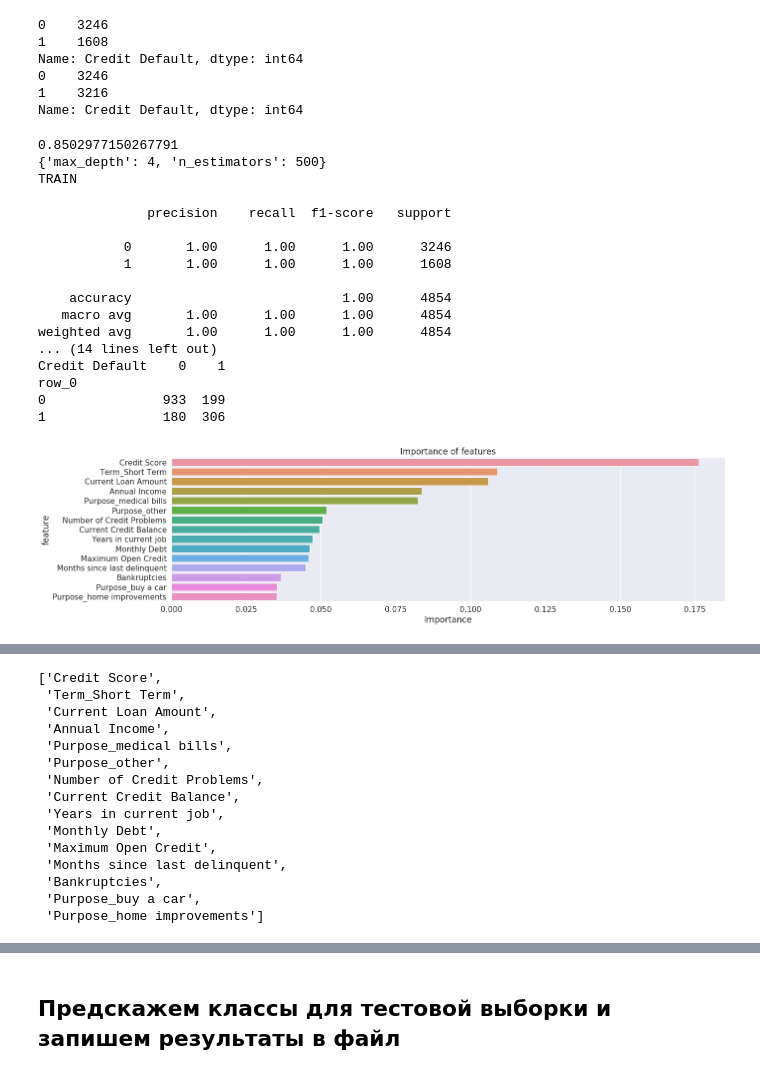
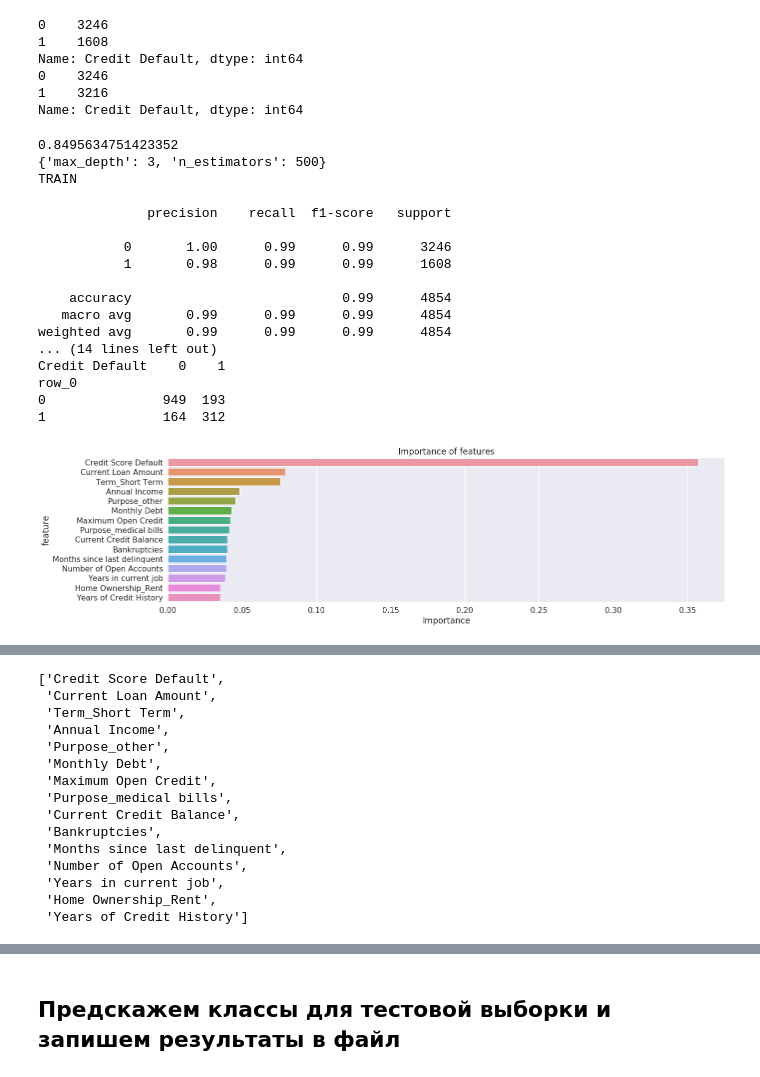
Before and after one commit to SemenovR/GB_PythonClassification, a Jupyter notebook: course_project/course_project.ipynb, the cells around one changed output, grey strips where cells are left out. Cells and saved outputs as stored; diff of their text form; code cells hidden in the pictures.

```diff
--- a/course_project/course_project.ipynb
+++ b/course_project/course_project.ipynb
@@ -570,10 +561,10 @@ Name: Credit Default, dtype: int64
 # %%
 %%time
 
-params = {'n_estimators': [100, 500, 1000],
-          'max_depth': [2, 3, 4]}
-#params = {'n_estimators': [500],
-#          'max_depth': [3]}
+#params = {'n_estimators': [100, 500, 1000],
+#          'max_depth': [2, 3, 4]}
+params = {'n_estimators': [500],
+          'max_depth': [3]}
 
 xgb_model = xgb.XGBClassifier(random_state=21)
 gs = GridSearchCV(xgb_model, params, scoring='f1', cv=KFold(n_splits=3, random_state=21, shuffle=True), n_jobs=-1)
@@ -640,40 +631,40 @@ Name: Credit Default, dtype: int64
 # %%
 %%time
 
-params = {'n_estimators': [100, 500, 1000],
-          'max_depth': [2, 3, 4]}
-#params = {'n_estimators': [500],
-#          'max_depth': [3]}
+#params = {'n_estimators': [100, 500, 1000],
+#          'max_depth': [2, 3, 4]}
+params = {'n_estimators': [500],
+          'max_depth': [3]}
 
 xgb_model = xgb.XGBClassifier(random_state=21)
 gs = GridSearchCV(xgb_model, params, scoring='f1', cv=KFold(n_splits=3, random_state=21, shuffle=True), n_jobs=-1)
 gs.fit(X_train_bal, y_train_bal)
 
 print(gs.best_score_)
 print(gs.best_params_)
 
 y_train_pred = gs.best_estimator_.predict(X_train)
 y_test_pred = gs.best_estimator_.predict(X_test)
 
 get_classification_report(y_train, y_train_pred, y_test, y_test_pred)
 
 show_feature_importances(X_train.columns, gs.best_estimator_.feature_importances_, get_top=15)
 # %% [output]
-0.8502977150267791
-{'max_depth': 4, 'n_estimators': 500}
+0.8495634751423352
+{'max_depth': 3, 'n_estimators': 500}
 TRAIN
 
               precision    recall  f1-score   support
 
-           0       1.00      1.00      1.00      3246
-           1       1.00      1.00      1.00      1608
+           0       1.00      0.99      0.99      3246
+           1       0.98      0.99      0.99      1608
 
-    accuracy                           1.00      4854
-   macro avg       1.00      1.00      1.00      4854
-weighted avg       1.00      1.00      1.00      4854
+    accuracy                           0.99      4854
+   macro avg       0.99      0.99      0.99      4854
+weighted avg       0.99      0.99      0.99      4854
 ... (14 lines left out)
 Credit Default    0    1
 row_0
-0               933  199
-1               180  306
+0               949  193
+1               164  312
-[figure, old version]
+[figure, new version]
@@ -682,18 +673,18 @@ Wall time: 4.94 s
-['Credit Score',
+['Credit Score Default',
+ 'Current Loan Amount',
  'Term_Short Term',
- 'Current Loan Amount',
  'Annual Income',
- 'Purpose_medical bills',
  'Purpose_other',
- 'Number of Credit Problems',
- 'Current Credit Balance',
- 'Years in current job',
  'Monthly Debt',
  'Maximum Open Credit',
+ 'Purpose_medical bills',
+ 'Current Credit Balance',
+ 'Bankruptcies',
  'Months since last delinquent',
- 'Bankruptcies',
- 'Purpose_buy a car',
- 'Purpose_home improvements']
+ 'Number of Open Accounts',
+ 'Years in current job',
+ 'Home Ownership_Rent',
+ 'Years of Credit History']
 # %%
 X_test = df_copy[important_features_top] #feature_names]
 y_test = df_copy[target_name]
```
Also changed, not shown: parts of 11 cells of this notebook, 1 other file.
